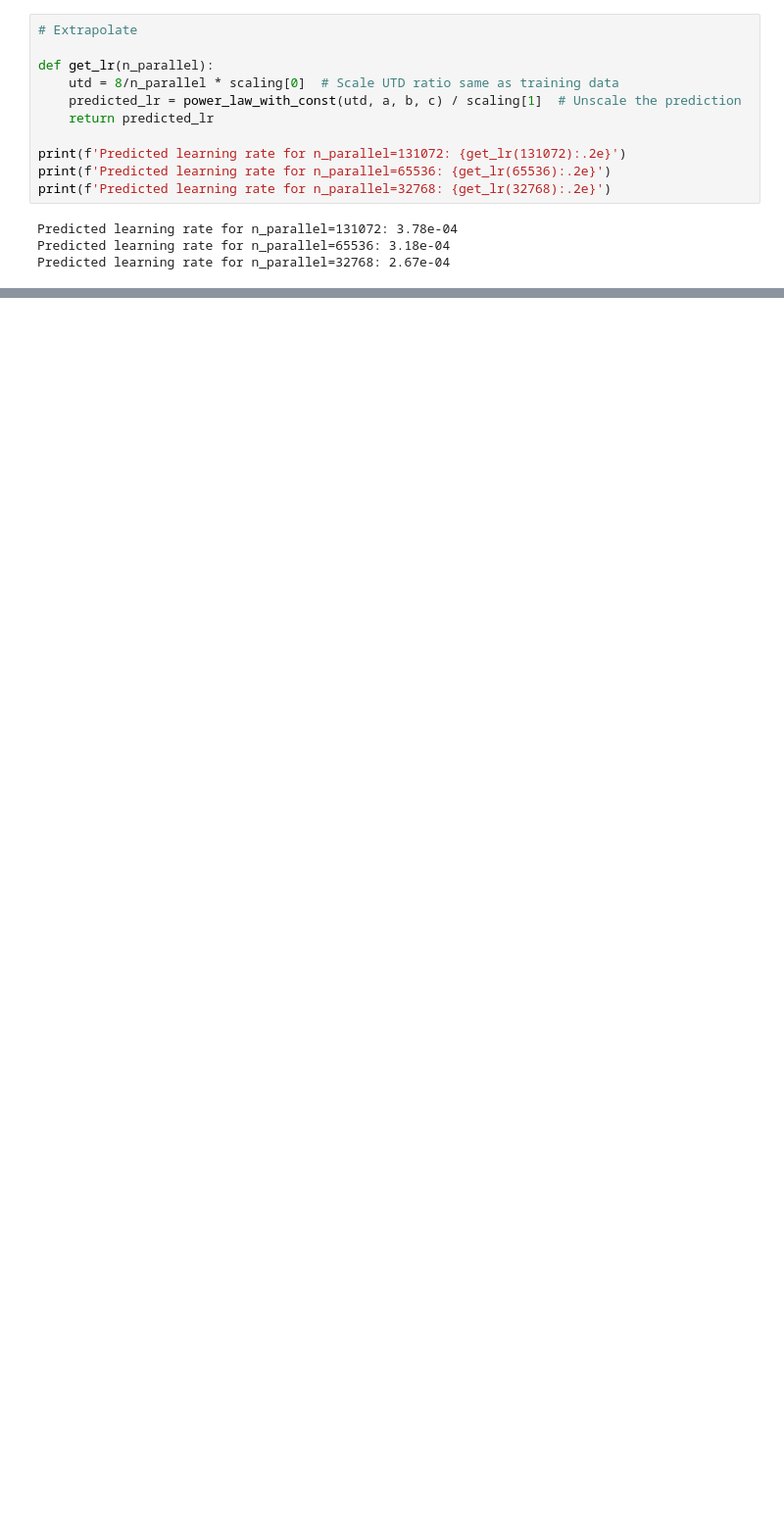
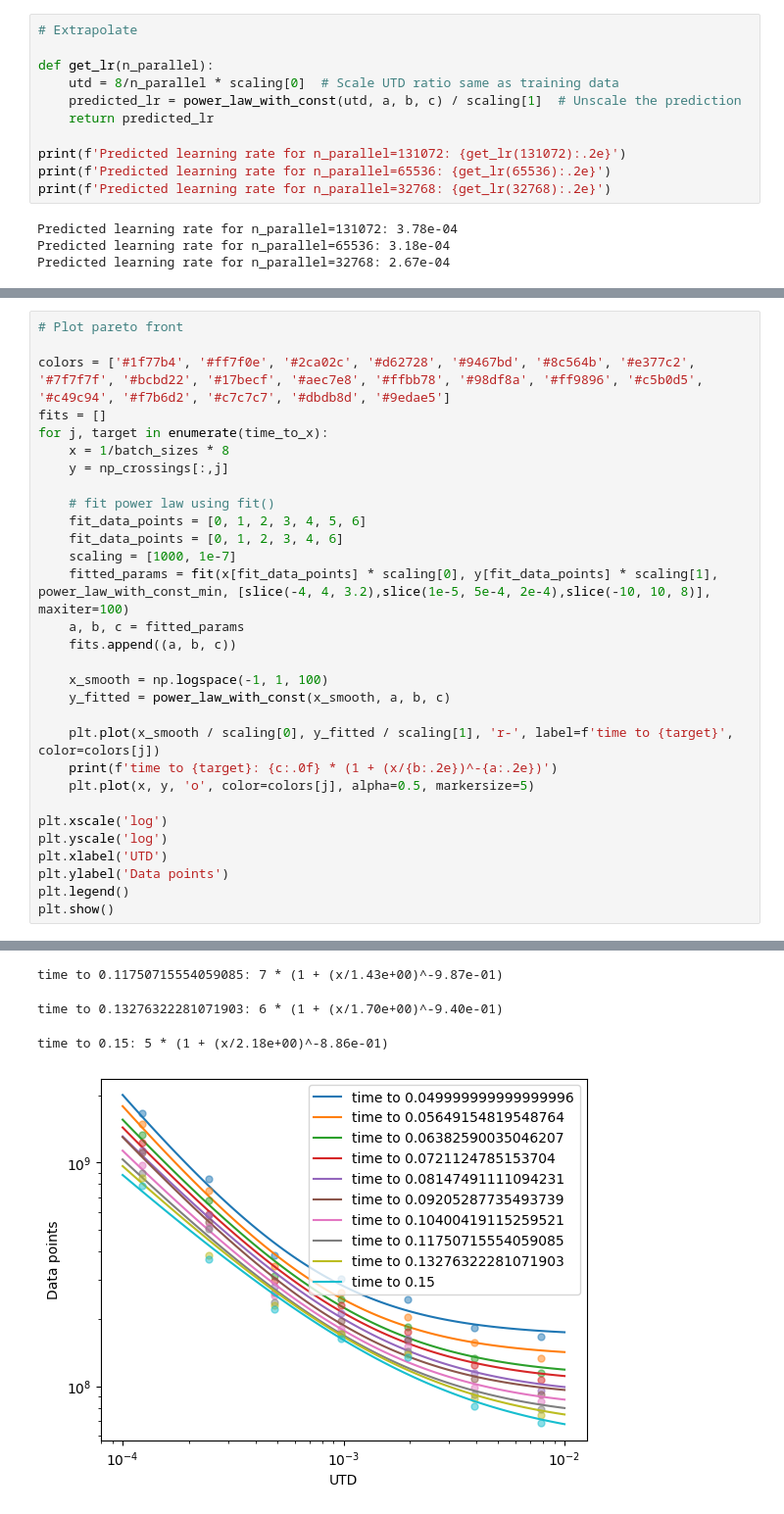
Before and after one commit to orybkin/IsaacGymEnvs, a Jupyter notebook: isaacgymenvs/sac/qscaled_pareto.ipynb, the cells around one changed output, grey strips where cells are left out. Shown at 98% size. Drawn from its saved outputs; the diff is of its cells as text; blank space fills up the shorter version.

```diff
--- a/isaacgymenvs/sac/qscaled_pareto.ipynb
+++ b/isaacgymenvs/sac/qscaled_pareto.ipynb
@@ -82,0 +230,31 @@ Predicted learning rate for n_parallel=32768: 2.67e-04
+# %%
+# Plot pareto front
+
+colors = ['#1f77b4', '#ff7f0e', '#2ca02c', '#d62728', '#9467bd', '#8c564b', '#e377c2', '#7f7f7f', '#bcbd22', '#17becf', '#aec7e8', '#ffbb78', '#98df8a', '#ff9896', '#c5b0d5', '#c49c94', '#f7b6d2', '#c7c7c7', '#dbdb8d', '#9edae5']
+fits = []
+for j, target in enumerate(time_to_x):
+    x = 1/batch_sizes * 8
+    y = np_crossings[:,j]
+
+    # fit power law using fit()
+    fit_data_points = [0, 1, 2, 3, 4, 5, 6]
+    fit_data_points = [0, 1, 2, 3, 4, 6]
+    scaling = [1000, 1e-7]
+    fitted_params = fit(x[fit_data_points] * scaling[0], y[fit_data_points] * scaling[1], power_law_with_const_min, [slice(-4, 4, 3.2),slice(1e-5, 5e-4, 2e-4),slice(-10, 10, 8)], maxiter=100)
+    a, b, c = fitted_params
+    fits.append((a, b, c))
+
+    x_smooth = np.logspace(-1, 1, 100)
+    y_fitted = power_law_with_const(x_smooth, a, b, c)
+
+    plt.plot(x_smooth / scaling[0], y_fitted / scaling[1], 'r-', label=f'time to {target}', color=colors[j])
+    print(f'time to {target}: {c:.0f} * (1 + (x/{b:.2e})^-{a:.2e})')
+    plt.plot(x, y, 'o', color=colors[j], alpha=0.5, markersize=5)
+
+plt.xscale('log')
+plt.yscale('log')
+plt.xlabel('UTD')
+plt.ylabel('Data points')
+plt.legend()
+plt.show()
+# %% [output]
@@ -82,0 +268,4 @@ Predicted learning rate for n_parallel=32768: 2.67e-04
+time to 0.11750715554059085: 7 * (1 + (x/1.43e+00)^-9.87e-01)
+time to 0.13276322281071903: 6 * (1 + (x/1.70e+00)^-9.40e-01)
+time to 0.15: 5 * (1 + (x/2.18e+00)^-8.86e-01)
+[figure, added]
```
Also changed, not shown: parts of 9 cells of this notebook, 9 other files.
